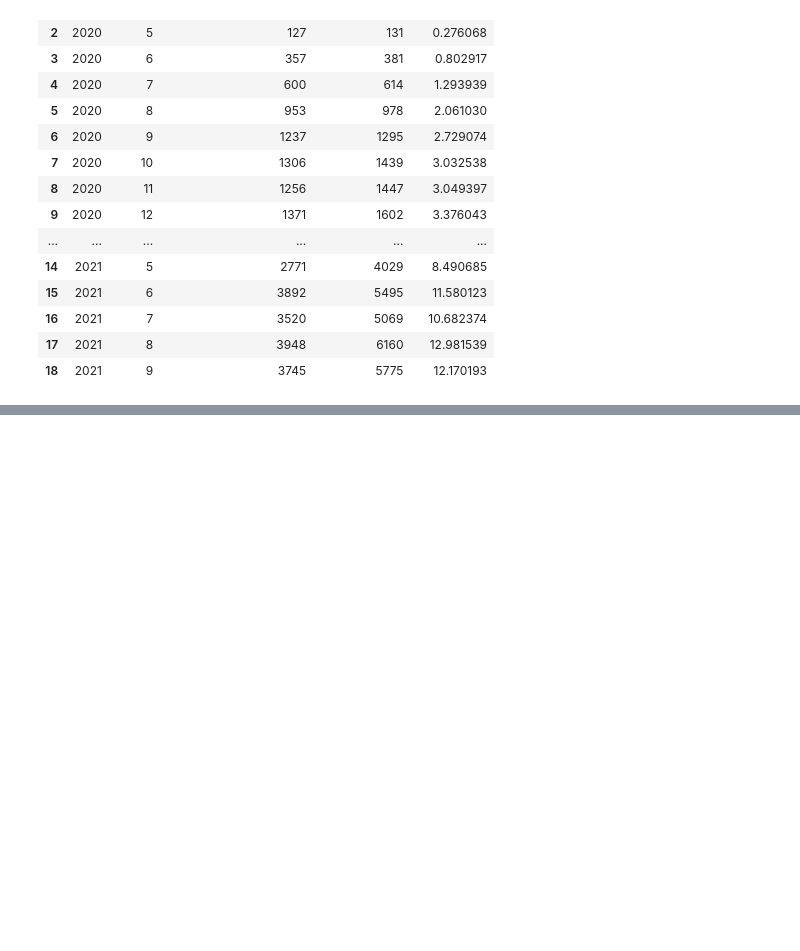
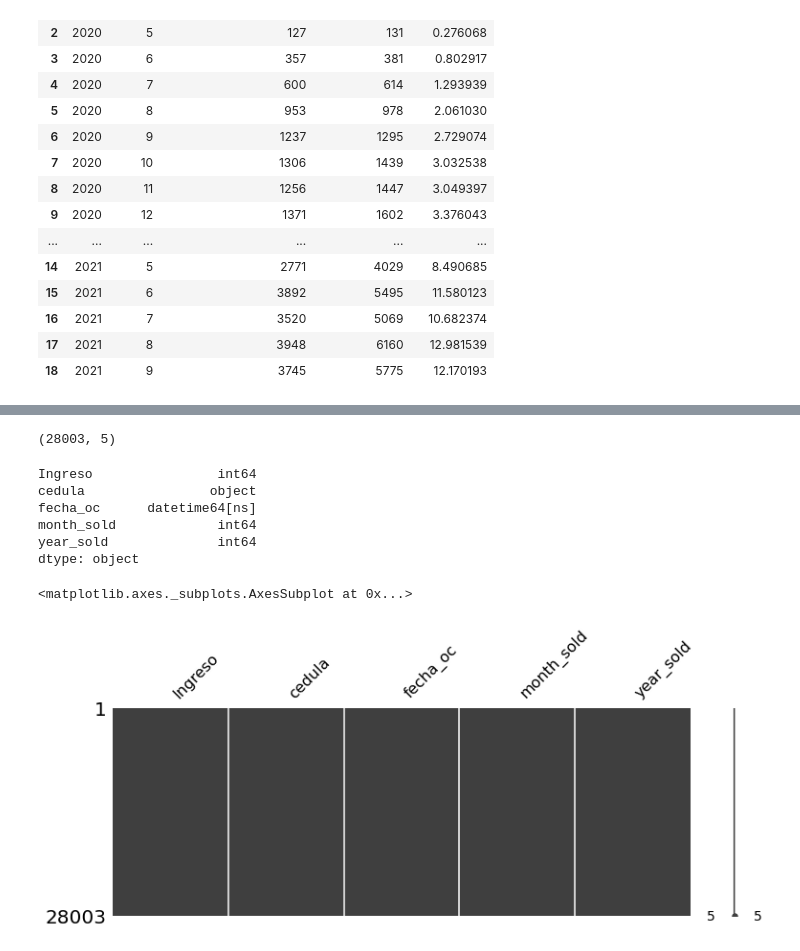
Before and after one commit to princeKike27/Khiron-Next-Buyers-FM, a Jupyter notebook: Khiron_Next_Buyers_FM.ipynb, the cells around one changed output, grey strips where cells are left out. Cells and saved outputs as stored; diff of their text form; code cells hidden in the pictures; blank space fills up the shorter version.

```diff
--- a/Khiron_Next_Buyers_FM.ipynb
+++ b/Khiron_Next_Buyers_FM.ipynb
@@ -357,0 +530,5 @@ plt.show()
+# %%
+# rename ingreso to Ingreso
+df_sales.rename(columns={'ingreso': 'Ingreso'}, inplace=True)
+
+df_sales.head()
@@ -357,0 +542,21 @@ plt.show()
+# %%
+# check shape
+df_sales.shape
+# %% [output]
+(28003, 5)
+# %%
+# check column types
+df_sales.dtypes
+# %% [output]
+Ingreso                int64
+cedula                object
+fecha_oc      datetime64[ns]
+month_sold             int64
+year_sold              int64
+dtype: object
+# %%
+# check for missing values
+msg.matrix(df_sales, figsize=(12,4))
+# %% [output]
+<matplotlib.axes._subplots.AxesSubplot at 0x...>
+[figure, added]
```
Also changed, not shown: parts of 42 cells of this notebook.
